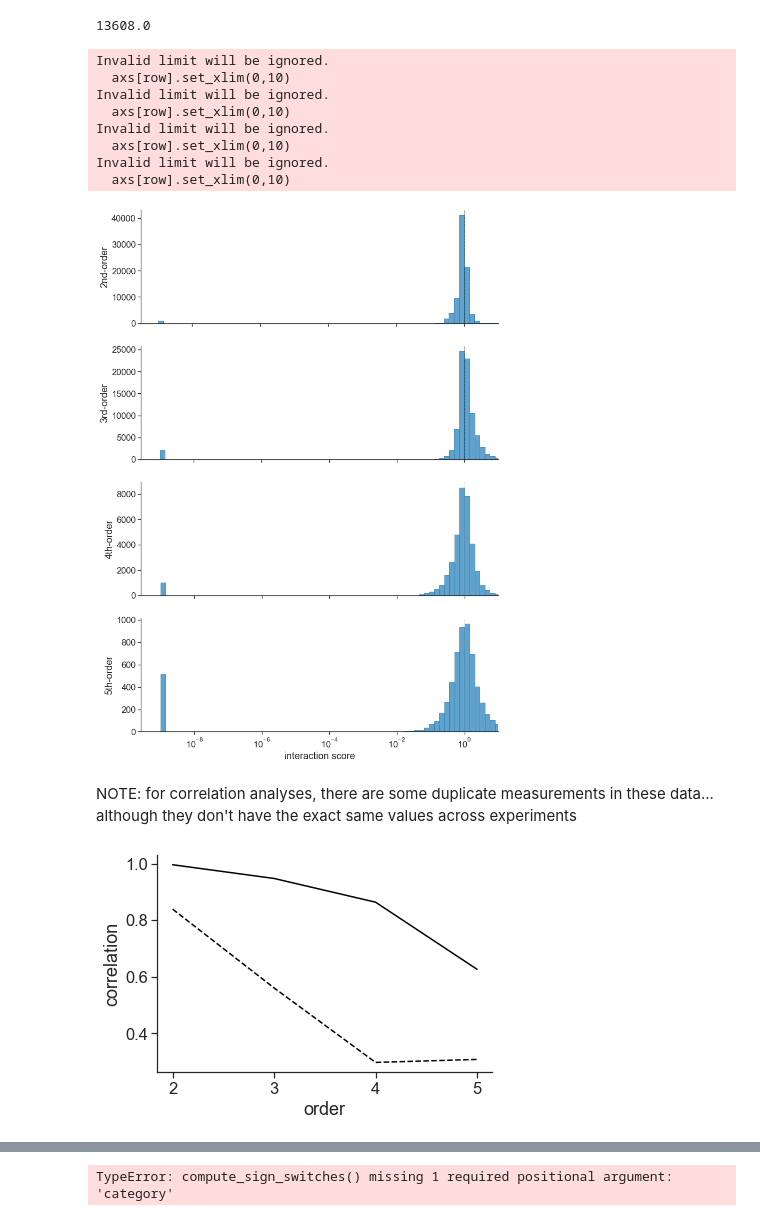
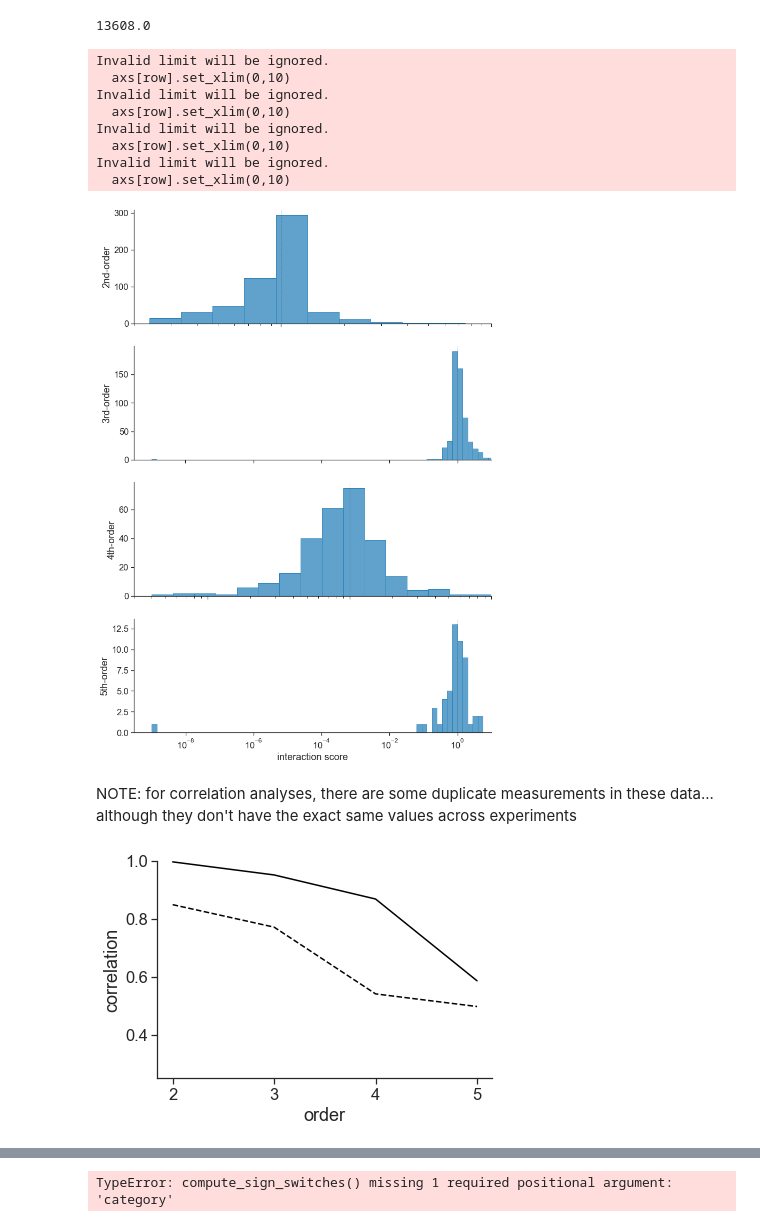
Before and after one commit to brian-arnold/epistasis_reanalysis, a Jupyter notebook: drug_data/drug_interaction_reanalysis.ipynb, the cells around one changed output, grey strips where cells are left out. Drawn from its saved outputs; the diff is of its cells as text; code cells hidden in the pictures.

```diff
--- a/drug_data/drug_interaction_reanalysis.ipynb
+++ b/drug_data/drug_interaction_reanalysis.ipynb
@@ -38,8 +38,8 @@ for f in files:
 df = df.reset_index(drop=True)
 # %%
 # use this to select particular drug concentrations, use '~' to exclude certain concentrations
-df = df[(df.combinations.str.contains("1")) &
-    (df.combinations.str.contains("2")) &
+df = df[(~df.combinations.str.contains("1")) &
+    (~df.combinations.str.contains("2")) &
     (df.combinations.str.contains("3"))]
 # %%
 # split data table by drug combination order for downstream analyses
@@ -508,37 +507,38 @@ Invalid limit will be ignored.
   axs[row].set_xlim(0,10)
 Invalid limit will be ignored.
   axs[row].set_xlim(0,10)
-[figure, old version]
+[figure, new version]
 # %% [markdown]
 NOTE: for correlation analyses, there are some duplicate measurements in these data... although they don't have the exact same values across experiments
 # %%
 correlations = []
 means = []
 medians = []
 stds = []
 orders = [2,3,4,5]
 
 for i, tmp_df in enumerate([df_doub, df_trip, df_quad, df_quin]):
         d = { "iss" : concat_cols(tmp_df.filter(regex=(".*_iss"))),
                 "mult" : concat_cols(tmp_df.filter(regex=(".*_mult"))) }
         tmp = pd.DataFrame.from_dict(d)
         correlations.append( [orders[i], tmp.corr(method="pearson").mult[0], tmp.corr(method="spearman").mult[0]] )
         means.append( [orders[i], np.nanmean(tmp.iss), np.nanmean(tmp.mult[np.isfinite(tmp.mult)])] )
         medians.append( [orders[i], np.nanmedian(tmp.iss), np.nanmedian(tmp.mult[np.isfinite(tmp.mult)])] )
         stds.append( [orders[i], np.nanstd(tmp.iss), np.nanstd(tmp.mult[np.isfinite(tmp.mult)])] )
 
 corrs = pd.DataFrame(correlations, columns=["order", "pearson", "spearman"])
 means = pd.DataFrame(means, columns=["order", "isserlis", "multiplicative"])
 medians = pd.DataFrame(medians, columns=["order", "isserlis", "multiplicative"])
 stds = pd.DataFrame(stds, columns=["order", "isserlis", "multiplicative"])
 
 
 p=sns.lineplot(data=corrs, x="order", y="pearson", color="black", linestyle="--")
 p=sns.lineplot(data=corrs, x="order", y="spearman", color="black")
 p.set(ylabel="correlation")
+p.set_ylim(0.25, 1)
 sns.despine()
 # %% [output]
-[figure, old version]
+[figure, new version]
 # %%
 fig, axs = plt.subplots(nrows=1, ncols=3, figsize=(19,5))
 
```
Also changed, not shown: parts of 8 cells of this notebook, 2 other files.
